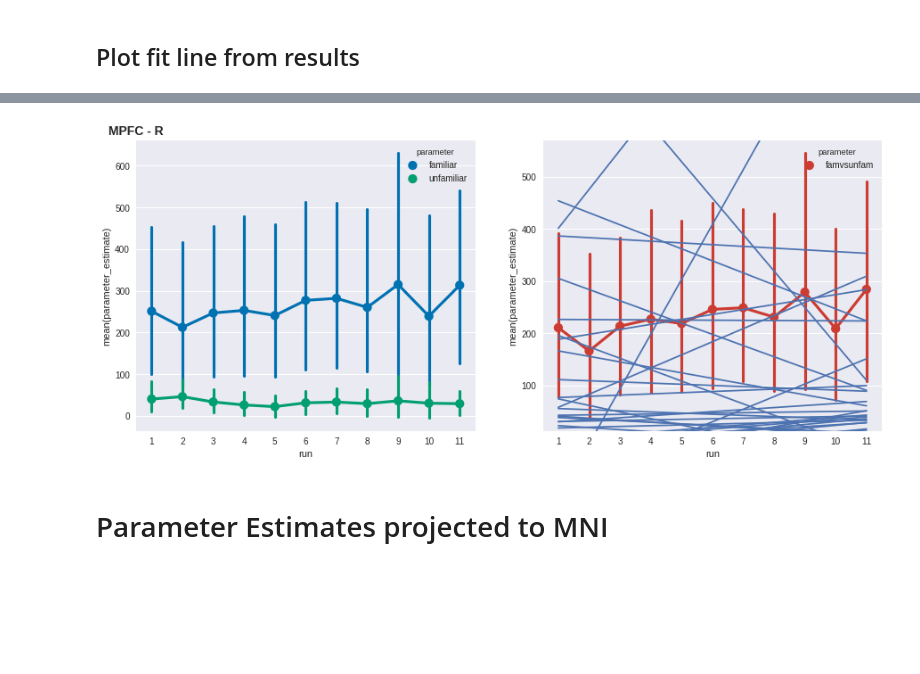
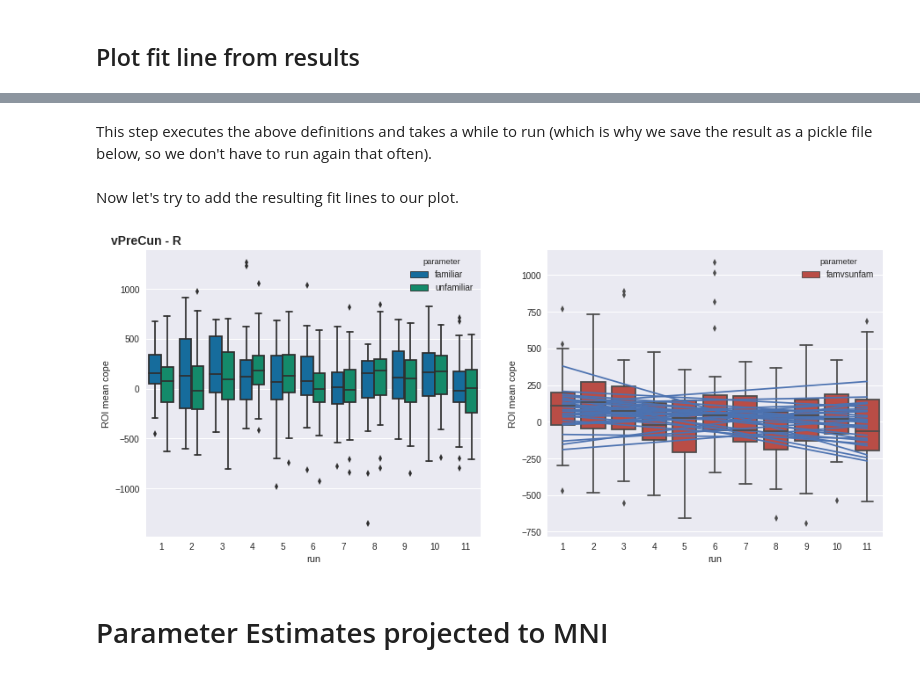
Before and after one commit to oliver-contier/famface-temporal-dynamics, a Jupyter notebook: notebooks/plot_mean_betas.ipynb, the cells around one changed output, grey strips where cells are left out. Cells and saved outputs as stored; diff of their text form; code cells hidden in the pictures; blank space fills up the shorter version.

Commit message:
adding fitlines to plot

```diff
--- a/notebooks/plot_mean_betas.ipynb
+++ b/notebooks/plot_mean_betas.ipynb
@@ -308,59 +317,39 @@ def getfit(intc, slp, mask, sub, stat, copenr, nr_runs):
 
     return fitlines
 # %%
-def getallfits(basedir, mask, stats=['zstat', 'cope', 'varcope'],
-               copes=range(1,5), nruns=11):
+def getallfits(basedir, mask, labels,
+               stats=['zstat', 'cope', 'varcope'],
+               copes=['familiar', 'unfamiliar', 'famvsunfam', 'unfamvsfam'],
+               nruns=11):
     """
-    execute getfitlines for all subjects, copes, and stats.
+    execute getfit for all subjects, copes, and stats.
     """
 
     fitlines = []
     for sub in range(1,34):
-        for copenr in copes:
+        for cope in copes:
+            copenr = copes.index(cope)+1
             for stat in stats:
                 intc = join(basedir, 'sub%03d'%sub, stat+'s', 'mni', '%s_l1-%02d-l2-01.nii.gz' % (stat, copenr))
                 slp = join(basedir, 'sub%03d'%sub, stat+'s', 'mni', '%s_l1-%02d-l2-02.nii.gz' % (stat, copenr))
-                temp_fitlines = [getfit(intc, slp, mask, sub, stat, copenr, nr_runs) for sub in range(1, 34)]
+                temp_fitlines = getfit(intc, slp, mask, sub, stat, cope, nr_runs, labels)
                 fitlines.append(temp_fitlines)
+
+    # flatten the list of lists
+    fitlines = [item for sublist in fitlines for item in sublist]
+
+    return fitlines
+# %% [markdown]
+This step executes the above definitions and takes a while to run (which is why we save the result as a pickle file below, so we don't have to run again that often).
 # %%
-# extract all fitlines for the masked rois
+# first level results from real data
+l1results_dir = '/data/famface/openfmri/oli/results/results_with_main_effects/l1ants_fwhm6_hp60_derivs_frac0.1/l1ants_fwhm6_hp60_derivs_frac0.1/model001/task001'
 
-basedir = '/data/famface/openfmri/oli/results/results_simulation/l1ants_fwhm6_hp60_derivs_frac0.1/model001/task001/'
+# first level results from simulation (with 'old' projection method)
+#l1results_dir_sim = '/data/famface/openfmri/oli/results/results_simulation/l1ants_fwhm6_hp60_derivs_frac0.1/model001/task001/'
+
+# old and new rois, masked with thresholded contrast
 mask = '/data/famface/openfmri/oli/results/extract_betas/newrois_nooverlap_plusmatteos_masked.nii.gz'
 
-fitlines = getallfits(basedir, mask)
+# execute getallfits
+fitlines = getallfits(l1results_dir, mask, labels)
-# %%
-# add fitline to double plot
-
-for roi in ['MPFC - R']:#, 'EV1 - R']:
-
-    # initiating subplots
-    fig, (ax1, ax2) = plt.subplots(ncols=2, sharey=False, figsize=(15,6))
-
-    # plot two columns
-    c1 = sns.factorplot('run', hue='parameter', y='parameter_estimate', ax=ax1, palette='colorblind',
-                        data=df_sim[(df_sim.stats=='cope') & (df_sim.label==roi)][(df_sim.parameter == 'familiar') | (df_sim.parameter=='unfamiliar')],
-                        kind='point',
-                        ci=95)
-
-    c2 = sns.factorplot('run', hue='parameter', y='parameter_estimate', ax=ax2, palette=ocred,
-                        data=df_sim[(df_sim.stats=='cope') & (df_sim.label==roi)][df_sim.parameter == 'famvsunfam'],
-                        kind='point',
-                        ci=95)
-
-    # create a line and add to plot
-    for fitline in lines:
-
-        line = Line2D(range(max(df_sim.run)), fitline)
-        ax2.add_line(line)
-
-    # add roi number/name in title
-    ax1.title.set_text('%s' % roi)
-    ax1.title.set_position(xy=[0, 1])
-    ax1.title.set_fontproperties(title_font)
-
-    # close redundent subplots, that are produced for unknown reasons...
-    plt.close(c1.fig)
-    plt.close(c2.fig)
-# %% [output]
-[figure, removed]
@@ -367,3 +364,9 @@ for roi in ['MPFC - R']:#, 'EV1 - R']:
+# %% [markdown]
+Now let's try to add the resulting fit lines to our plot.
+# %%
+doubleplot(df_r_cl, roilabel='vPreCun - R', fitlines=fitlines, plottype='box')
+# %% [output]
+[figure, added]
 # %% [markdown]
 # Parameter Estimates projected to MNI
 # %% [markdown]
```
Also changed, not shown: parts of 19 cells of this notebook.
